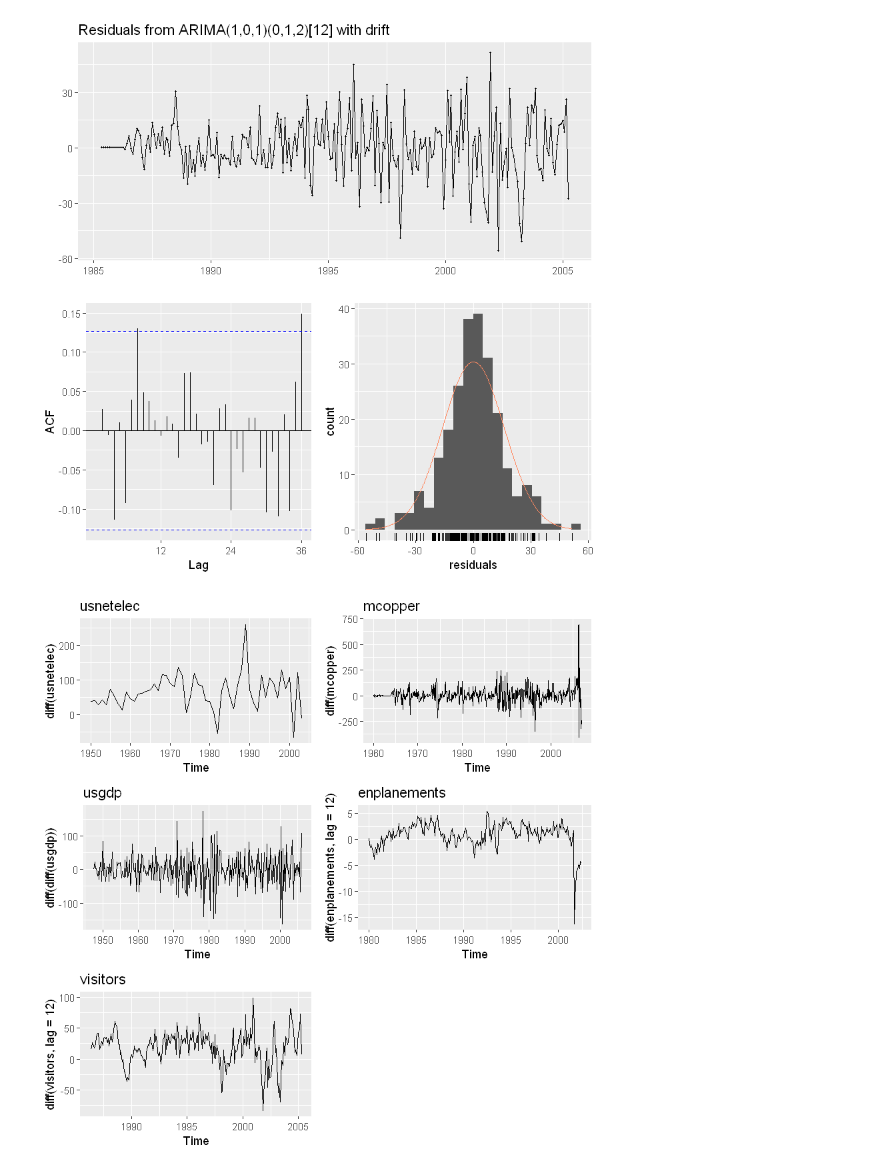
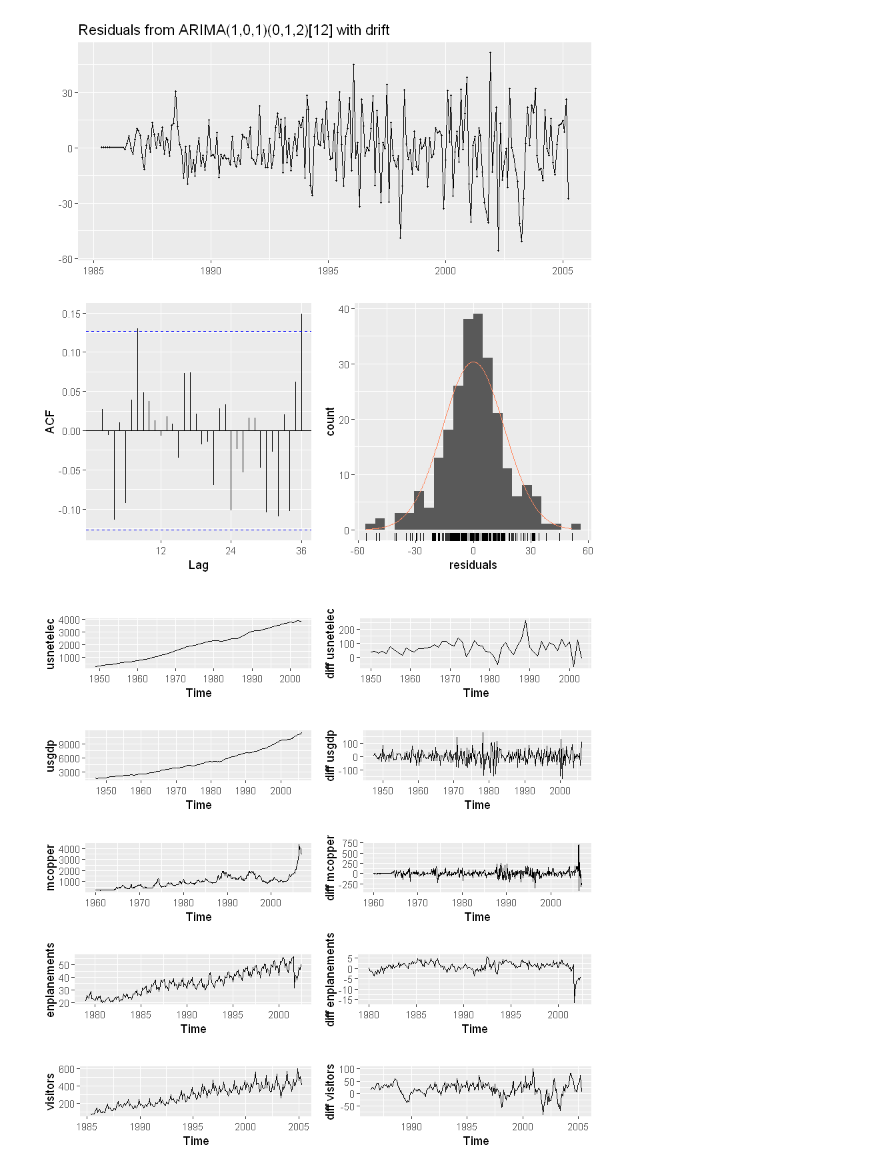
Before and after one commit to D4R6-Robot/Statistics, a Jupyter notebook: 2nd semester/02.TimeSeries/HW3/HW(3-2).ipynb, the cells around one changed output. Cells and saved outputs as stored; diff of their text form; code cells hidden in the pictures.

```diff
--- a/2nd semester/02.TimeSeries/HW3/HW(3-2).ipynb
+++ b/2nd semester/02.TimeSeries/HW3/HW(3-2).ipynb
@@ -344,16 +339,18 @@ Q* = 19.26, df = 19, p-value = 0.4403
 Model df: 5.   Total lags used: 24
 [figure]
 # %%
-p1 <- autoplot(diff(usnetelec)) + ggtitle("usnetelec")
-p2 <- autoplot(diff(diff(usgdp))) + ggtitle("usgdp")
-p3 <- autoplot(diff(mcopper)) + ggtitle("mcopper")
-p4 <- autoplot(diff(enplanements, lag = 12)) + ggtitle("enplanements")
-p5 <- autoplot(diff(visitors, lag = 12)) + ggtitle("visitors")
+p1 <- autoplot(usnetelec) + ylab("usnetelec") ; p1d <- autoplot(diff(usnetelec)) + ylab("diff usnetelec")
+p2 <- autoplot(usgdp) + ylab("usgdp") ; p2d <- autoplot(diff(diff(usgdp))) + ylab("diff usgdp")
+p3 <- autoplot(mcopper) + ylab("mcopper") ; p3d <- autoplot(diff(mcopper)) + ylab("diff mcopper")
+p4 <- autoplot(enplanements) + ylab("enplanements") ; p4d <- autoplot(diff(enplanements, lag = 12)) + ylab("diff enplanements")
+p5 <- autoplot(visitors) + ylab("visitors") ; p5d <- autoplot(diff(visitors, lag = 12)) + ylab("diff visitors")
 
-grid.arrange(p1, p2, p3, p4, p5,
+grid.arrange(p1, p1d, p2, p2d, p3, p3d, p4, p4d, p5, p5d,
     layout_matrix = rbind(
-        c(1, 3),
-        c(2, 4),
-        c(5, 6)))
+        c(1, 2),
+        c(3, 4),
+        c(5, 6),
+        c(7, 8),
+        c(9, 10)))
 # %% [output]
-[figure, old version]
+[figure, new version]
```
Also changed, not shown: parts of 24 cells of this notebook, 3 other files.
